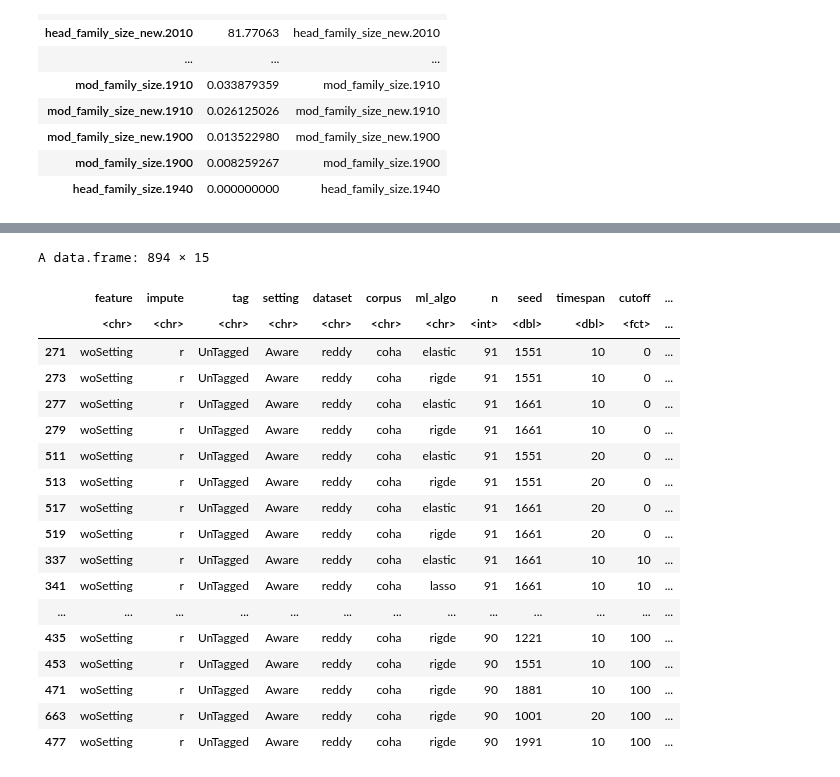
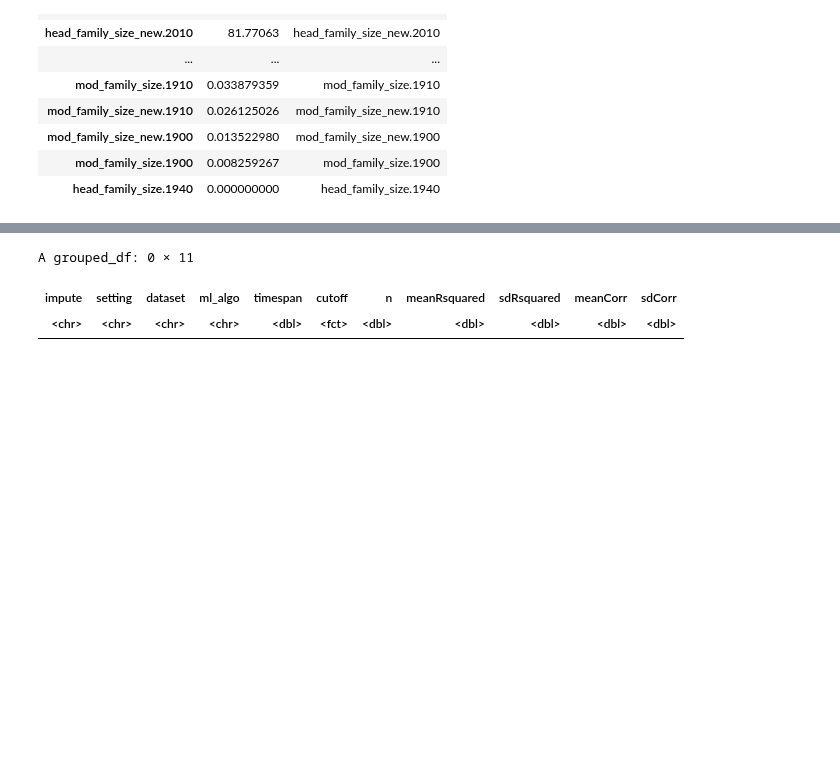
Before and after one commit to prajitdhar/Compounding, a Jupyter notebook: src/Regression_Exps_coha_PPMI.ipynb, the cells around one changed output, grey strips where cells are left out. Cells and saved outputs as stored; diff of their text form; code cells hidden in the pictures; blank space fills up the shorter version.

```diff
--- a/src/Regression_Exps_coha_PPMI.ipynb
+++ b/src/Regression_Exps_coha_PPMI.ipynb
@@ -30,8 +30,8 @@ Registered S3 method overwritten by 'GGally':
   +.gg   ggplot2
 # %%
 seed_list<-c(1001,1111,1221,1331,1441,1551,1661,1771,1881,1991)
-cut_off<-c(0,10,50,100)#,500,1000)
-time_off<-c(10000,10,20)#,50,100)
+cut_off<-c(0,10,50,100,500,1000)
+time_off<-c(10000,10,20,50,100)
 #time_off<-c(10)
 
 lambda <- 10^seq(-3, 3, length = 100)
@@ -57,7 +57,16 @@ Loading required package: iterators
 Loading required package: parallel
 # %%
 m<-1
-list_of_vi=list()
+v<-1
+#list_of_vi <- vector(mode="list", length=5)
+#names(list_of_vi) <- c('10000', '10', '20', '50', '100')
+
+list_of_vi_10000<-list()
+list_of_vi_10<-list()
+list_of_vi_20<-list()
+list_of_vi_50<-list()
+list_of_vi_100<-list()
+
 corpus_list<-c("coha")
 list_of_rsqr=list()
 ratings_list<-c("reddy","cordeiro90","cordeiro100")
@@ -65,7 +74,7 @@ tagged_list<-c("UnTagged")
 
 ppmi_setting_list<-c("PPMI")
 comp_setting_list<-c("Aware","Agnostic")
-feature_setting_list<-c("woSetting","withSetting")
+feature_setting_list<-c("withSetting")
 caret_spearman <- function(data, lev = NULL, model = NULL) {
   spearman_val <- cor(x = data$pred, y = data$obs, method = "spearman")
   c(Spearman = spearman_val)
@@ -349,3 +409,7 @@ varimp_df[is.na(varimp_df)] <- 0
 # %%
 rsquared_df<-bind_rows(list_of_rsqr)
 rsquared_df$cutoff<-as.factor(rsquared_df$cutoff)
+statistics<-rsquared_df %>% group_by(impute,setting,dataset,ml_algo,timespan,cutoff) %>%
+summarise(n=mean(n),meanRsquared=mean(TrainRsquared),sdRsquared=sd(TrainRsquared),meanCorr=mean(TrainSpearman),sdCorr=sd(TrainSpearman))
+
+statistics %>% arrange(desc(meanCorr)) %>% head()
@@ -374,25 +439,9 @@ A data.frame: 894 × 15
 # %%
-rsquared_df[order(-rsquared_df$TrainRsquared), ]
+statistics %>% filter(dataset=="cordeiro90" ) %>% arrange(desc(meanCorr)) %>% head()
 # %% [output]
-A data.frame: 894 × 15
+A grouped_df: 0 × 11
-|  | feature | impute | tag | setting | dataset | corpus | ml_algo | n | seed | timespan | cutoff | ... |
-|  | <chr> | <chr> | <chr> | <chr> | <chr> | <chr> | <chr> | <int> | <dbl> | <dbl> | <fct> | ... |
-| 271 | woSetting | r | UnTagged | Aware | reddy | coha | elastic | 91 | 1551 | 10 | 0 | ... |
-| 273 | woSetting | r | UnTagged | Aware | reddy | coha | rigde | 91 | 1551 | 10 | 0 | ... |
-| 277 | woSetting | r | UnTagged | Aware | reddy | coha | elastic | 91 | 1661 | 10 | 0 | ... |
-| 279 | woSetting | r | UnTagged | Aware | reddy | coha | rigde | 91 | 1661 | 10 | 0 | ... |
-| 511 | woSetting | r | UnTagged | Aware | reddy | coha | elastic | 91 | 1551 | 20 | 0 | ... |
-| 513 | woSetting | r | UnTagged | Aware | reddy | coha | rigde | 91 | 1551 | 20 | 0 | ... |
-| 517 | woSetting | r | UnTagged | Aware | reddy | coha | elastic | 91 | 1661 | 20 | 0 | ... |
-| 519 | woSetting | r | UnTagged | Aware | reddy | coha | rigde | 91 | 1661 | 20 | 0 | ... |
-| 337 | woSetting | r | UnTagged | Aware | reddy | coha | elastic | 91 | 1661 | 10 | 10 | ... |
-| 341 | woSetting | r | UnTagged | Aware | reddy | coha | lasso | 91 | 1661 | 10 | 10 | ... |
-| ... | ... | ... | ... | ... | ... | ... | ... | ... | ... | ... | ... | ... |
-| 435 | woSetting | r | UnTagged | Aware | reddy | coha | rigde | 90 | 1221 | 10 | 100 | ... |
-| 453 | woSetting | r | UnTagged | Aware | reddy | coha | rigde | 90 | 1551 | 10 | 100 | ... |
-| 471 | woSetting | r | UnTagged | Aware | reddy | coha | rigde | 90 | 1881 | 10 | 100 | ... |
-| 663 | woSetting | r | UnTagged | Aware | reddy | coha | rigde | 90 | 1001 | 20 | 100 | ... |
-| 477 | woSetting | r | UnTagged | Aware | reddy | coha | rigde | 90 | 1991 | 10 | 100 | ... |
+| impute | setting | dataset | ml_algo | timespan | cutoff | n | meanRsquared | sdRsquared | meanCorr | sdCorr |
+| <chr> | <chr> | <chr> | <chr> | <dbl> | <fct> | <dbl> | <dbl> | <dbl> | <dbl> | <dbl> |
 # %%
 write.csv(rsquared_df,"rsquared_Tagged_PPMI_Aware.csv",row.names = FALSE)
 # %%
```
Also changed, not shown: parts of 4 cells of this notebook, 8 other files.
